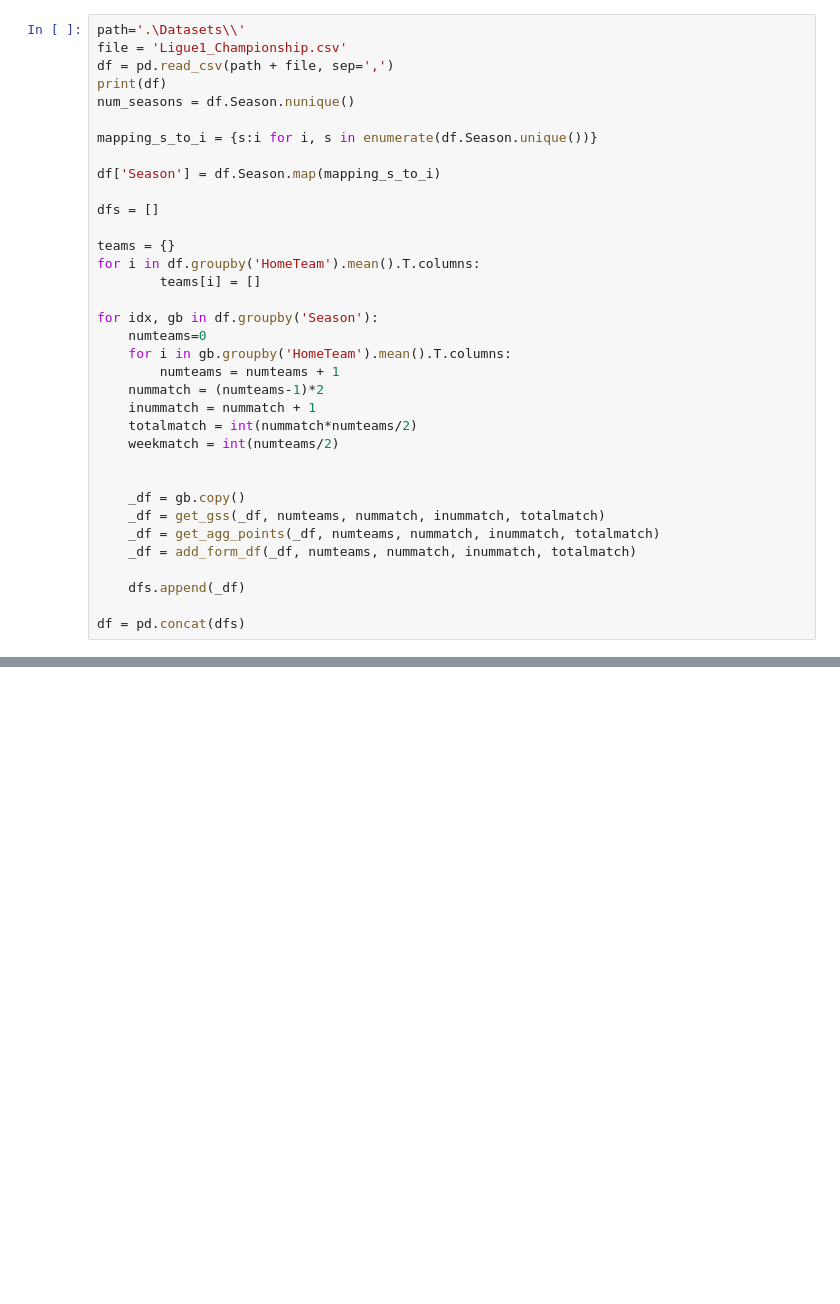
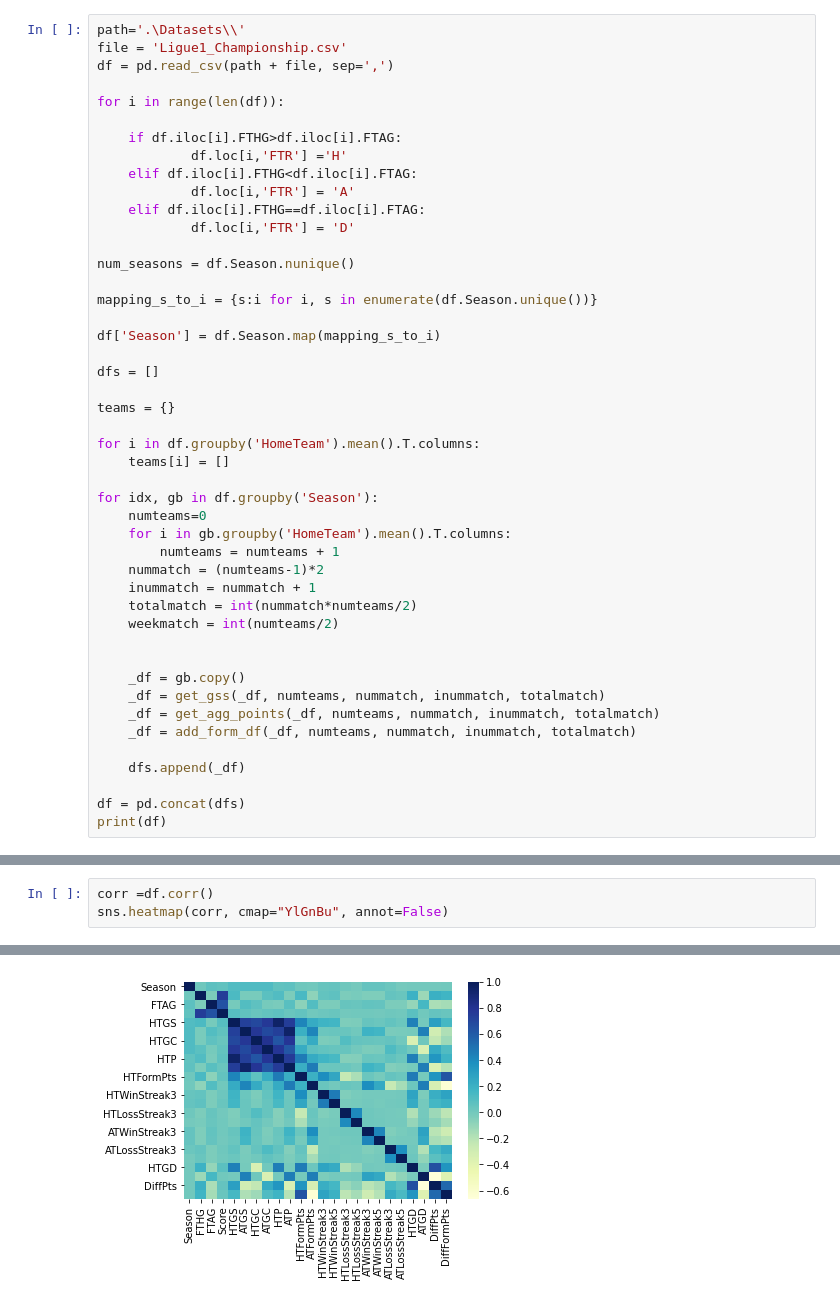
Before and after one commit to CarlosArroyoVicente/TFM, a Jupyter notebook: Ligue1-2.ipynb, the cells around one changed output, grey strips where cells are left out. Drawn from its saved outputs; the diff is of its cells as text; blank space fills up the shorter version.

```diff
--- a/Ligue1-2.ipynb
+++ b/Ligue1-2.ipynb
@@ -12,7 +30,16 @@ from pathlib import Path
 path='.\Datasets\\'
 file = 'Ligue1_Championship.csv'
 df = pd.read_csv(path + file, sep=',')
-print(df)
+
+for i in range(len(df)):
+
+    if df.iloc[i].FTHG>df.iloc[i].FTAG:
+            df.loc[i,'FTR'] ='H'
+    elif df.iloc[i].FTHG<df.iloc[i].FTAG:
+            df.loc[i,'FTR'] = 'A'
+    elif df.iloc[i].FTHG==df.iloc[i].FTAG:
+            df.loc[i,'FTR'] = 'D'
+
 num_seasons = df.Season.nunique()
 
 mapping_s_to_i = {s:i for i, s in enumerate(df.Season.unique())}
@@ -22,8 +49,9 @@ df['Season'] = df.Season.map(mapping_s_to_i)
 dfs = []
 
 teams = {}
+
 for i in df.groupby('HomeTeam').mean().T.columns:
-        teams[i] = []
+    teams[i] = []
 
 for idx, gb in df.groupby('Season'):
     numteams=0
@@ -43,4 +71,5 @@ for idx, gb in df.groupby('Season'):
     dfs.append(_df)
 
 df = pd.concat(dfs)
+print(df)
 # %% [output]
@@ -252,0 +361,4 @@ def add_form_df(playing_statistics, numteams, nummatch, inummatch, totalmatch):
+# %%
+corr =df.corr()
+sns.heatmap(corr, cmap="YlGnBu", annot=False)
+# %% [output]
@@ -252,0 +366 @@ def add_form_df(playing_statistics, numteams, nummatch, inummatch, totalmatch):
+[figure, added]
```
Also changed, not shown: parts of 23 cells of this notebook.
